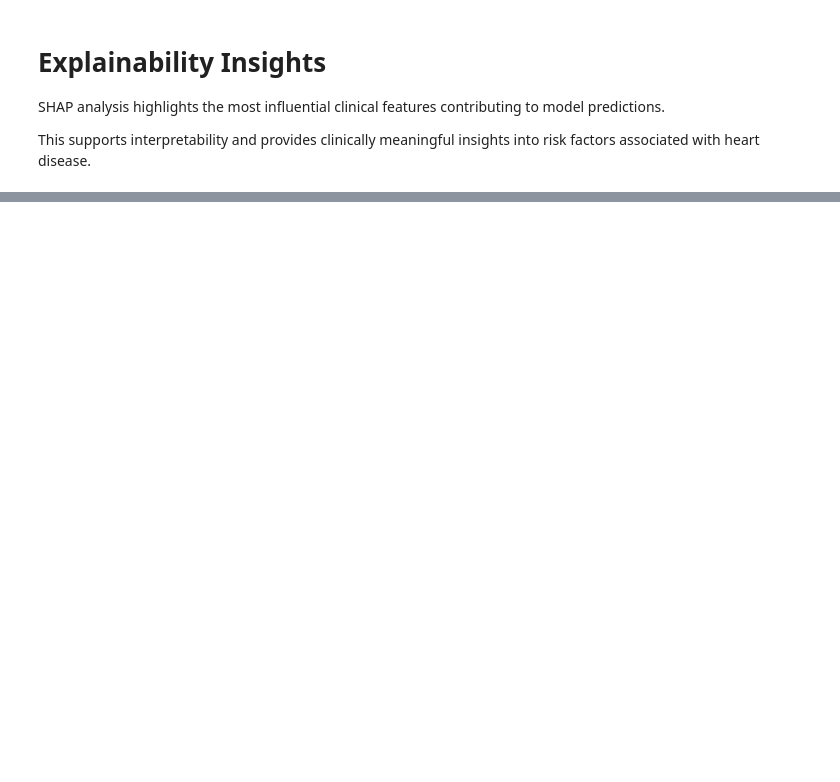
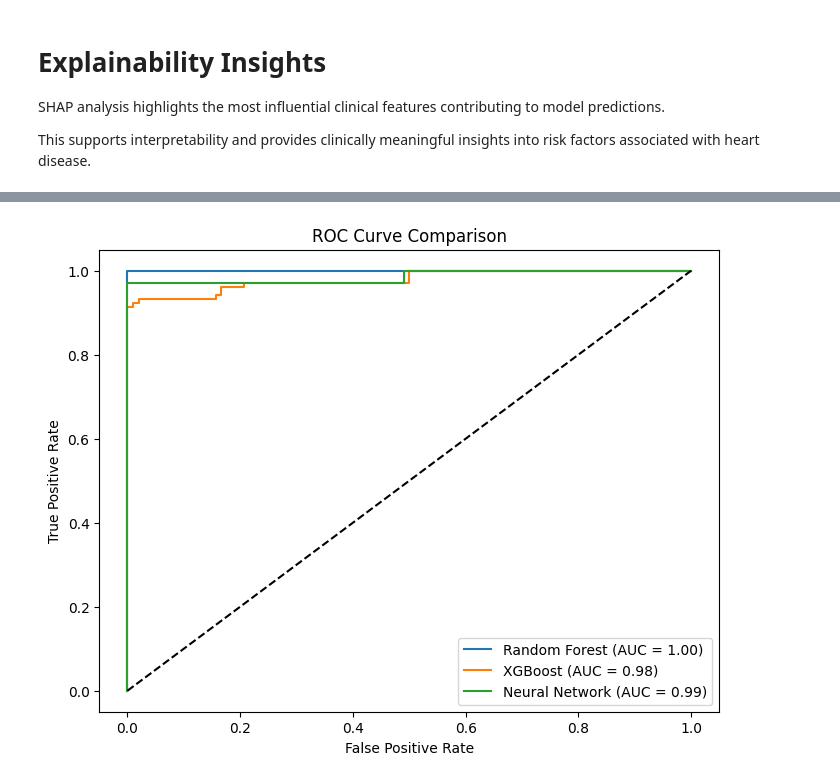
Before and after one commit to hetanshipatel/healthcare-ai-modelling-framework, a Jupyter notebook: notebooks/healthcare_ai_modelling_framework.ipynb, the cells around one changed output, grey strips where cells are left out. Cells and saved outputs as stored; diff of their text form; code cells hidden in the pictures; blank space fills up the shorter version.

Commit message:
Add ROC curve and AUC comparison for all models

```diff
--- a/notebooks/healthcare_ai_modelling_framework.ipynb
+++ b/notebooks/healthcare_ai_modelling_framework.ipynb
@@ -426,0 +433,41 @@ This supports interpretability and provides clinically meaningful insights into
+# %%
+from sklearn.metrics import roc_curve, auc
+
+# Random Forest probabilities
+rf_probs = model.predict_proba(X_test)[:, 1]
+
+# XGBoost probabilities
+xgb_probs = xgb_model.predict_proba(X_test)[:, 1]
+
+# Neural Network probabilities
+nn_probs = nn_model.predict_proba(X_test_scaled)[:, 1]
+# %%
+# Random Forest
+rf_fpr, rf_tpr, _ = roc_curve(y_test, rf_probs)
+rf_auc = auc(rf_fpr, rf_tpr)
+
+# XGBoost
+xgb_fpr, xgb_tpr, _ = roc_curve(y_test, xgb_probs)
+xgb_auc = auc(xgb_fpr, xgb_tpr)
+
+# Neural Network
+nn_fpr, nn_tpr, _ = roc_curve(y_test, nn_probs)
+nn_auc = auc(nn_fpr, nn_tpr)
+# %%
+import matplotlib.pyplot as plt
+
+plt.figure(figsize=(8,6))
+
+plt.plot(rf_fpr, rf_tpr, label=f'Random Forest (AUC = {rf_auc:.2f})')
+plt.plot(xgb_fpr, xgb_tpr, label=f'XGBoost (AUC = {xgb_auc:.2f})')
+plt.plot(nn_fpr, nn_tpr, label=f'Neural Network (AUC = {nn_auc:.2f})')
+
+plt.plot([0,1], [0,1], 'k--')  # baseline
+
+plt.xlabel("False Positive Rate")
+plt.ylabel("True Positive Rate")
+plt.title("ROC Curve Comparison")
+plt.legend()
+plt.show()
+# %% [output]
+[figure, added]
```
Also changed, not shown: parts of 3 cells of this notebook.
